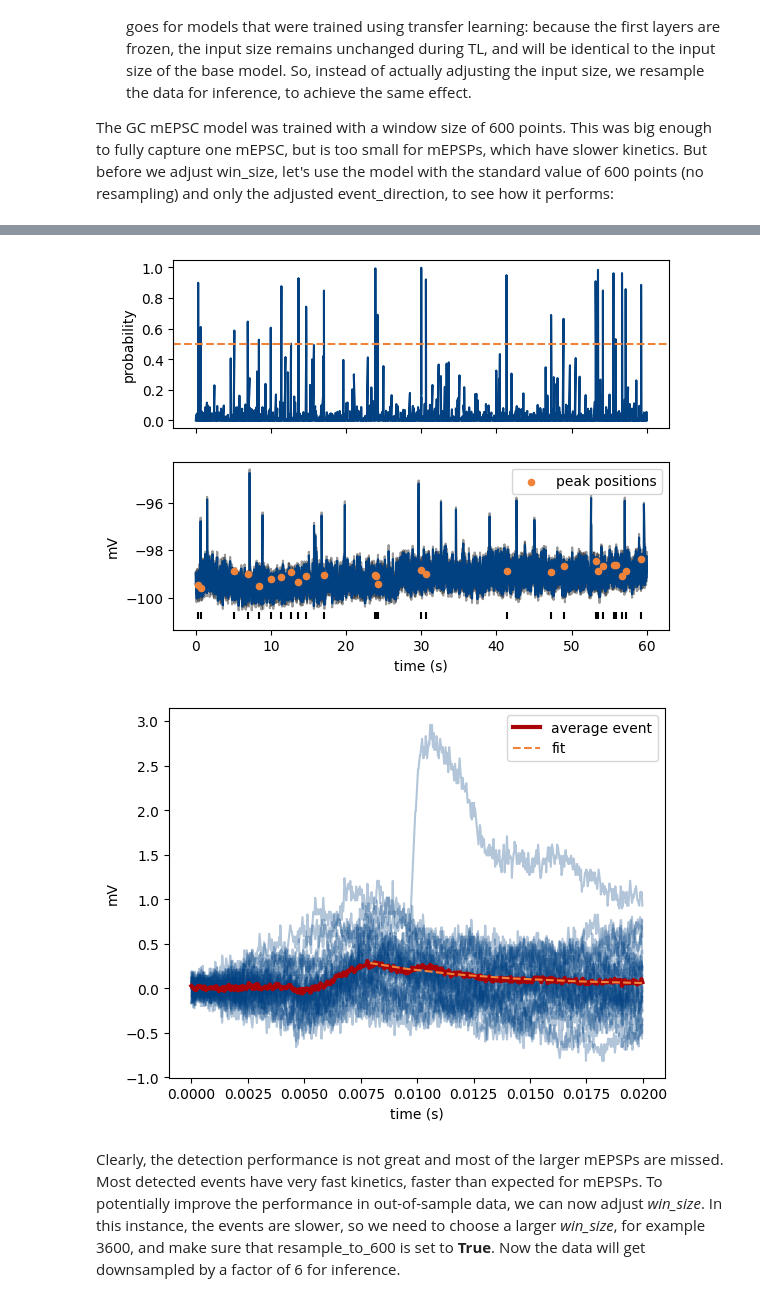
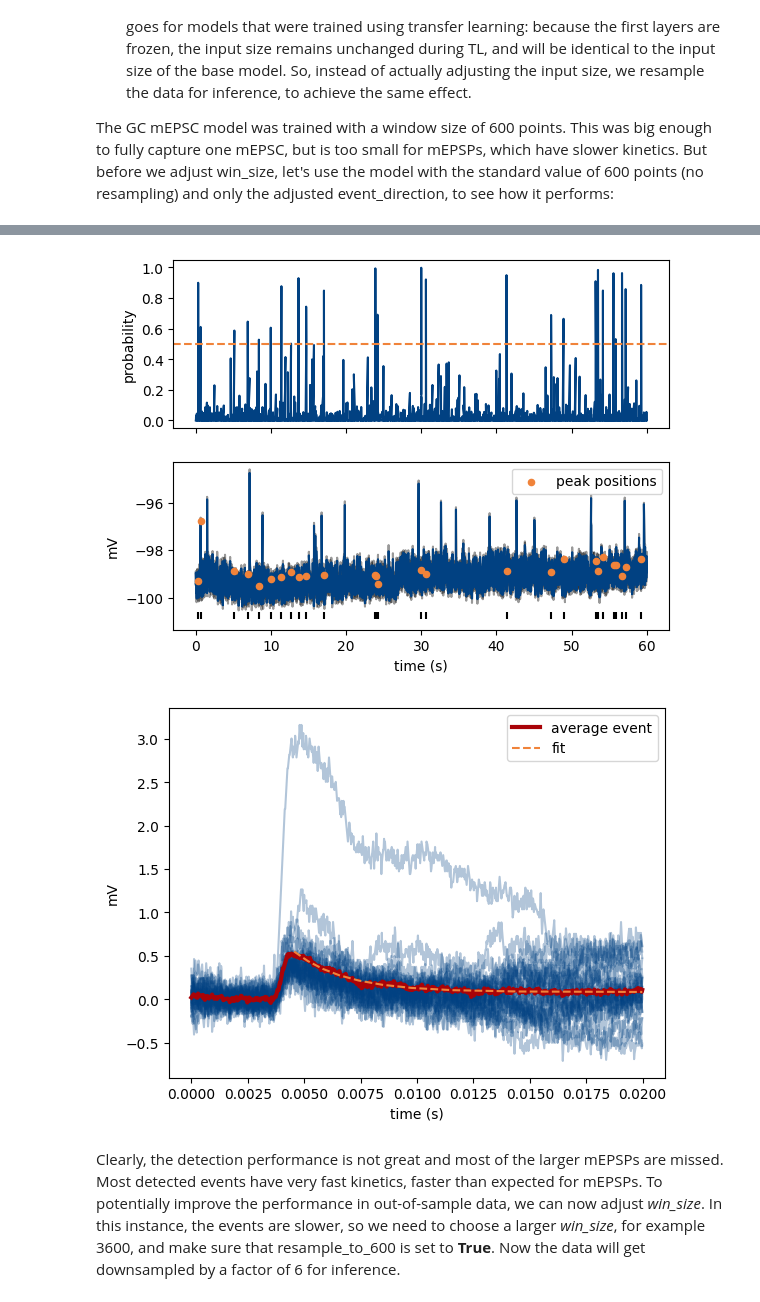
Before and after one commit to delvendahl/miniML, a Jupyter notebook: docs/general/tutorial_resampling.ipynb, the cells around one changed output, grey strips where cells are left out. Drawn from its saved outputs; the diff is of its cells as text; code cells hidden in the pictures.

Commit message:
:bug: fixed bug for gradient_convolve_win=0 and update model input/output logic

```diff
--- a/docs/general/tutorial_resampling.ipynb
+++ b/docs/general/tutorial_resampling.ipynb
@@ -40,7 +40,6 @@ Creating and initializing a miniML _EventDetection_ object also works very simil
 
 The GC mEPSC model was trained with a window size of 600 points. This was big enough to fully capture one mEPSC, but is too small for mEPSPs, which have slower kinetics. But before we adjust win_size, let's use the model with the standard value of 600 points (no resampling) and only the adjusted event_direction, to see how it performs:
 # %%
-model = "../../miniml/models/GC_lstm_model.h5"
 win_size = 600  # Stays the same for now
 threshold = 0.5
 event_direction = "positive"
@@ -48,17 +47,16 @@ training_direction = "negative"
 
 detection = EventDetection(
     data=trace,
-    model_path=model,
+    model="../../models/GC_lstm_model.h5",
     window_size=win_size,
     model_threshold=threshold,
     batch_size=512,
     event_direction=event_direction,
     training_direction=training_direction,
-    compile_model=True,
     verbose=2,
 )
 
-detection.detect_events(eval=True, convolve_win=30, resample_to_600=True)
+detection.detect_events(eval=True, resample_to_600=True, convolve_win=30, gradient_convolve_win=30)
 
 MiniPlots = Plotter(data=detection)
 MiniPlots.plot_prediction(
@@ -90,6 +88,6 @@ Event statistics:
 -------------------------
-[figure, old version]
+[figure, new version]
-[figure, old version]
+[figure, new version]
 # %% [markdown]
 Clearly, the detection performance is not great and most of the larger mEPSPs are missed. Most detected events have very fast kinetics, faster than expected for mEPSPs. To potentially improve the performance in out-of-sample data, we can now adjust _win_size_. In this instance, the events are slower, so we need to choose a larger _win_size_, for example 3600, and make sure that resample_to_600 is set to **True**. Now the data will get downsampled by a factor of 6 for inference.
 # %%
```
Also changed, not shown: parts of 4 cells of this notebook, 3 other files.
